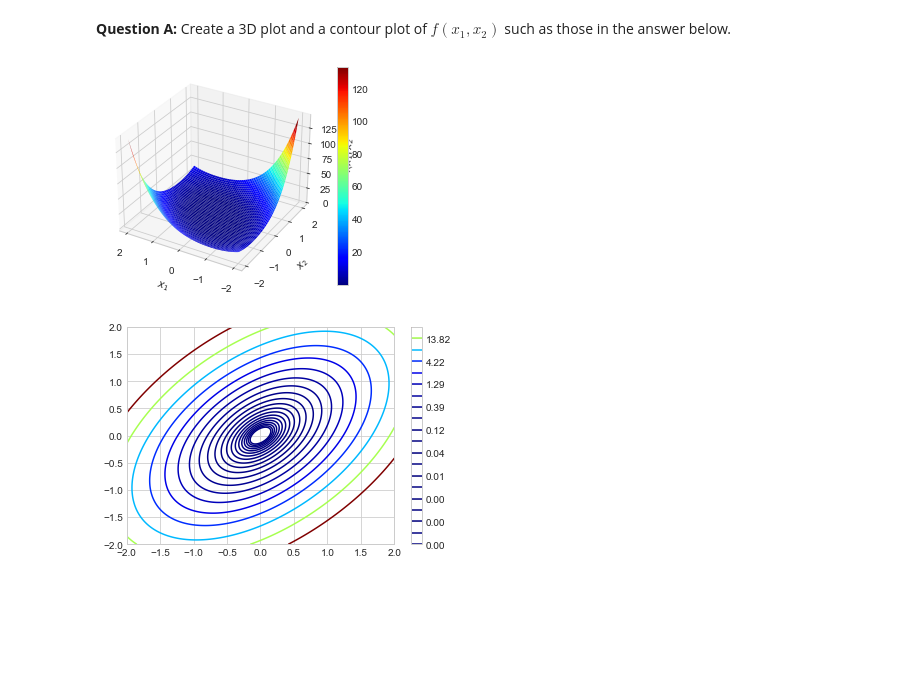
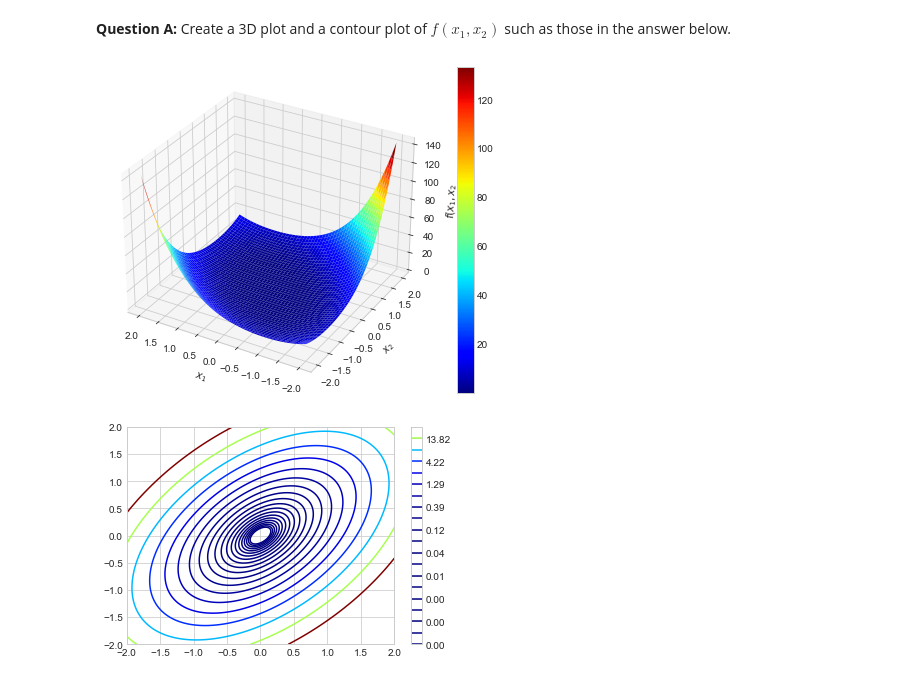
Before and after one commit to AskerNC/exercises-2021, a Jupyter notebook: PS7/problem_set_7-sol.ipynb, the cells around one changed output. Drawn from its saved outputs; the diff is of its cells as text; code cells hidden in the pictures; blank space fills up the shorter version.

```diff
--- a/PS7/problem_set_7-sol.ipynb
+++ b/PS7/problem_set_7-sol.ipynb
@@ -58,29 +58,29 @@ $\displaystyle \left[\begin{matrix}2 \left(2 x_{1}^{2} - 2 x_{1} x_{2} + 2 x_{2}
 # %%
 _f = sm.lambdify((x1,x2),f)
 
 # a. grids
 x1_vec = np.linspace(-2,2,500)
 x2_vec = np.linspace(-2,2,500)
 x1_grid,x2_grid = np.meshgrid(x1_vec,x2_vec,indexing='ij')
 f_grid = _f(x1_grid,x2_grid)
 
 # b. main
-fig = plt.figure()
+fig = plt.figure(figsize=(10,6))
 ax = fig.add_subplot(1,1,1,projection='3d')
 cs = ax.plot_surface(x1_grid,x2_grid,f_grid,cmap=cm.jet)
 
 # c. add labels
 ax.set_xlabel('$x_1$')
 ax.set_ylabel('$x_2$')
 ax.set_zlabel('$f(x_{1},x_{2}$')
 
 # d. invert xaxis
 ax.invert_xaxis()
 
 # e. add colorbar
 fig.colorbar(cs);
 # %% [output]
-[figure, old version]
+[figure, new version]
 # %%
 #Experimenting with different levels
 
```
Also changed, not shown: parts of 6 cells of this notebook, 1 other file.
